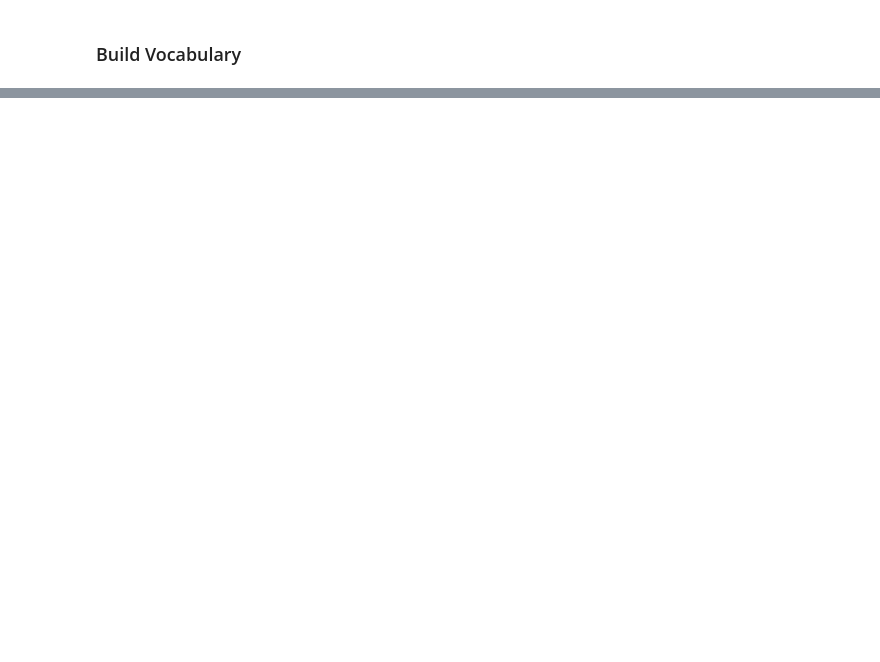
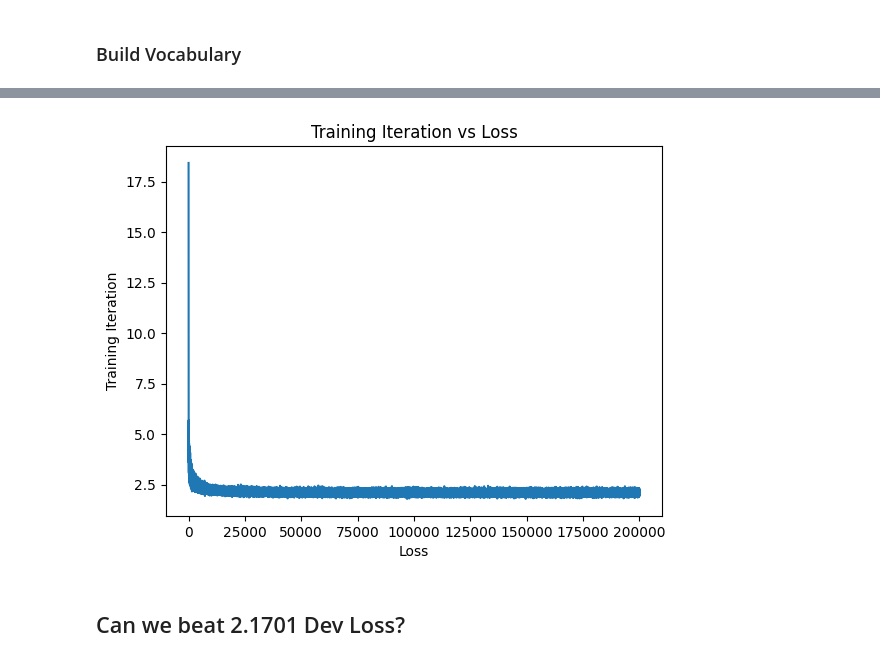
Before and after one commit to alejandroBallesterosC/makemore, a Jupyter notebook: mlp.ipynb, the cells around one changed output, grey strips where cells are left out. Cells and saved outputs as stored; diff of their text form; code cells hidden in the pictures; blank space fills up the shorter version.

```diff
--- a/mlp.ipynb
+++ b/mlp.ipynb
@@ -196,8 +153,0 @@ tensor(2.1291, grad_fn=<NllLossBackward0>)
-# %%
-emb = C[Xdev]  # (BATCH_SIZE, BLOCK_SIZE, N_EMB_DIM)
-h = torch.tanh(
-    emb.view(-1, BLOCK_SIZE * N_EMB_DIM) @ W1 + b1
-)  # (BATCH_SIZE, HIDDEN_LAYER_SIZE)
-logits = h @ W2 + b2  # (BATCH_SIZE, VOCAB_SIZE)
-loss = F.cross_entropy(logits, Ydev)
-loss
@@ -205,0 +352,23 @@ tensor(2.1621, grad_fn=<NllLossBackward0>)
+# %%
+C, W1, b1, W2, b2 = init_params(
+    block_size=BLOCK_SIZE, n_emb_dim=N_EMB_DIM, hidden_layer_size=HIDDEN_LAYER_SIZE
+)  # reinit
+
+train_losses, train_logits, train_learning_rates = train_mlp(
+    Xtr,
+    Ytr,
+    batch_size=BATCH_SIZE,
+    block_size=BLOCK_SIZE,
+    n_emb_dim=N_EMB_DIM,
+    C=C,
+    W1=W1,
+    W2=W2,
+    b1=b1,
+    b2=b2,
+    n_iter=N_ITER,
+    log_learning_rate_start=0.0,
+    log_learning_rate_end=-4.0,
+)
+
+plot_train_loss_vs_step(train_losses)
+# %% [output]
@@ -205,0 +377,3 @@ tensor(2.1621, grad_fn=<NllLossBackward0>)
+[figure, added]
+# %% [markdown]
+## Can we beat 2.1701 Dev Loss?
```
Also changed, not shown: parts of 48 cells of this notebook, 1 other file.
